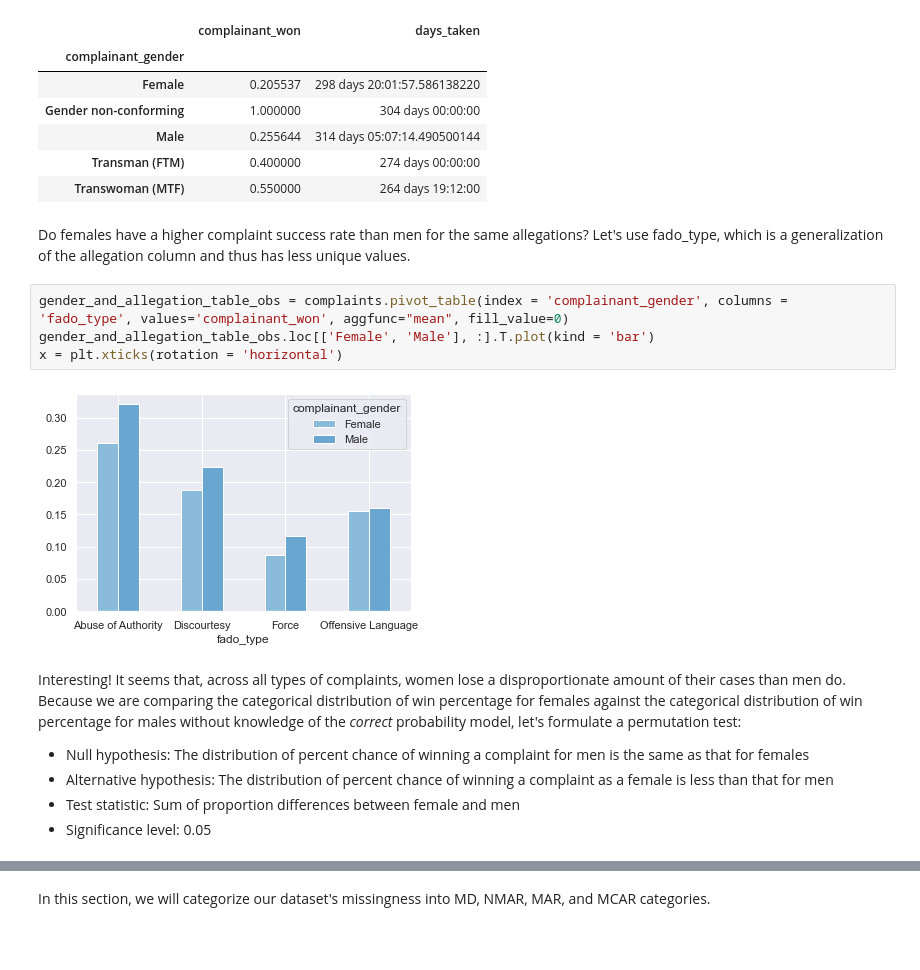
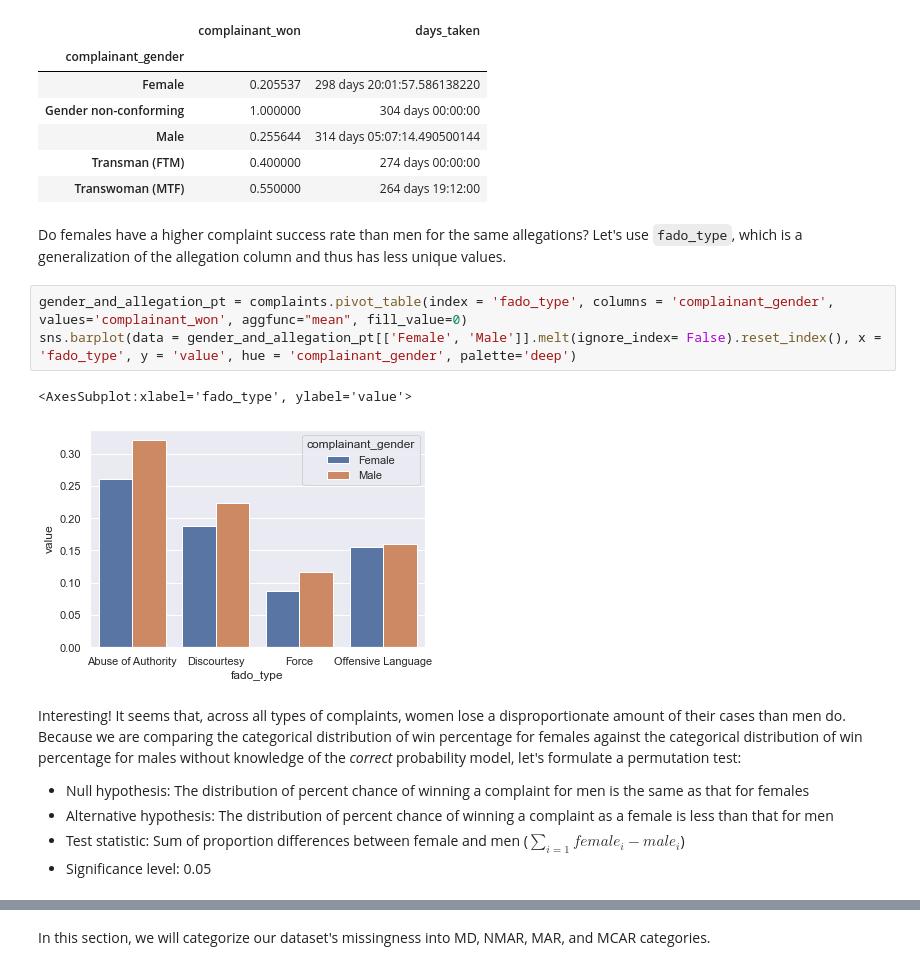
Before and after one commit to RyanHUNGry/nypd-civilian-complaints-EDA, a Jupyter notebook: notebook.ipynb, the cells around one changed output, grey strips where cells are left out. Drawn from its saved outputs; the diff is of its cells as text; blank space fills up the shorter version.

Commit message:
Refactored inferential tests and completed hypothesis test

```diff
--- a/notebook.ipynb
+++ b/notebook.ipynb
@@ -666,16 +710,16 @@ pd.concat([complaints.groupby("complainant_gender")[['complainant_won']].mean(),
 | Transman (FTM) | 0.400000 | 274 days 00:00:00 |
 | Transwoman (MTF) | 0.550000 | 264 days 19:12:00 |
 # %% [markdown]
-Do females have a higher complaint success rate than men for the same allegations? Let's use fado_type, which is a generalization of the allegation column and thus has less unique values.
+Do females have a higher complaint success rate than men for the same allegations? Let's use `fado_type`, which is a generalization of the allegation column and thus has less unique values.
 # %%
-gender_and_allegation_table_obs = complaints.pivot_table(index = 'complainant_gender', columns = 'fado_type', values='complainant_won', aggfunc="mean", fill_value=0)
-gender_and_allegation_table_obs.loc[['Female', 'Male'], :].T.plot(kind = 'bar')
-x = plt.xticks(rotation = 'horizontal')
+gender_and_allegation_pt = complaints.pivot_table(index = 'fado_type', columns = 'complainant_gender', values='complainant_won', aggfunc="mean", fill_value=0)
+sns.barplot(data = gender_and_allegation_pt[['Female', 'Male']].melt(ignore_index= False).reset_index(), x = 'fado_type', y = 'value', hue = 'complainant_gender', palette='deep')
 # %% [output]
+<AxesSubplot:xlabel='fado_type', ylabel='value'>
-[figure, old version]
+[figure, new version]
 # %% [markdown]
 Interesting! It seems that, across all types of complaints, women lose a disproportionate amount of their cases than men do. Because we are comparing the categorical distribution of win percentage for females against the categorical distribution of win percentage for males without knowledge of the *correct* probability model, let's formulate a permutation test:
 - Null hypothesis: The distribution of percent chance of winning a complaint for men is the same as that for females
 - Alternative hypothesis: The distribution of percent chance of winning a complaint as a female is less than that for men
-- Test statistic: Sum of proportion differences between female and men
+- Test statistic: Sum of proportion differences between female and men ($\sum_{i=1}female _i  - male _i $)
 - Significance level: 0.05
```
Also changed, not shown: parts of 36 cells of this notebook.
